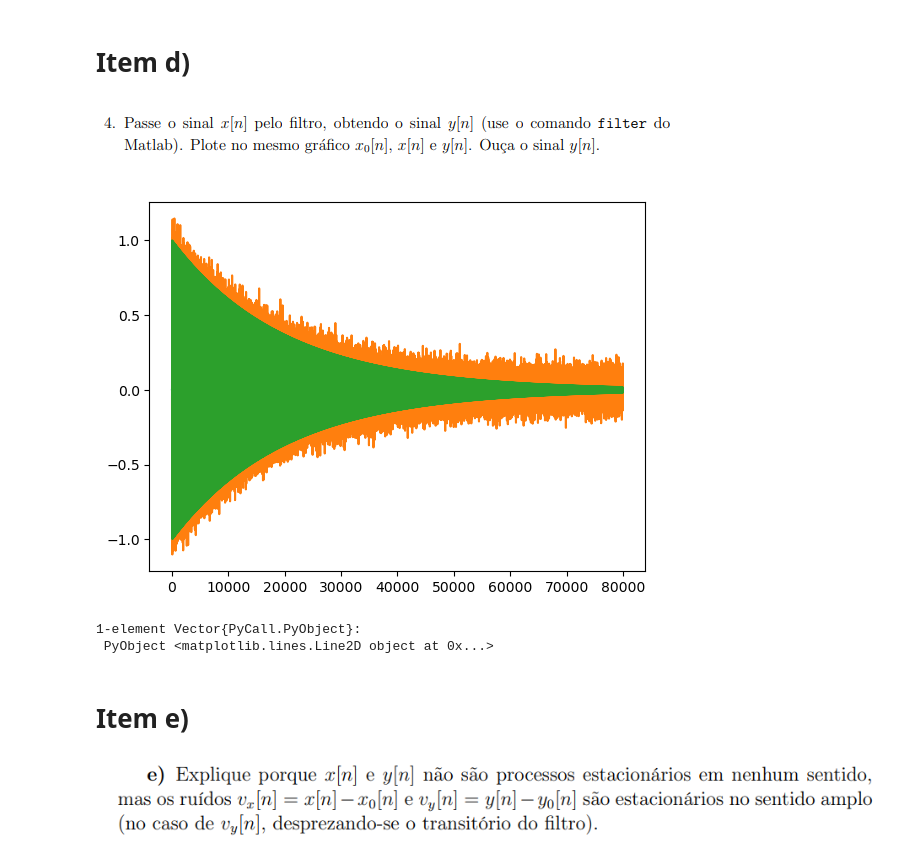
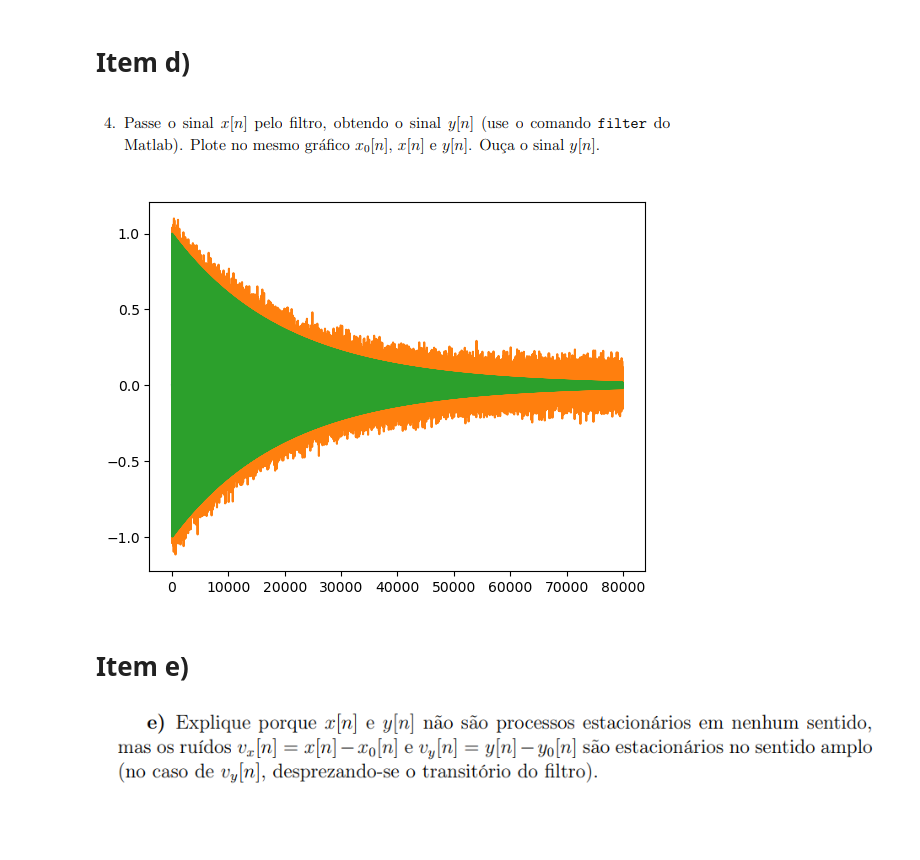
Before and after one commit to brunompasini/PSI3431-Processamento-Estatistico-de-Sinais, a Jupyter notebook: Experiencia_1_Julia.ipynb, the cells around one changed output. Cells and saved outputs as stored; diff of their text form; code cells hidden in the pictures; blank space fills up the shorter version.

```diff
--- a/Experiencia_1_Julia.ipynb
+++ b/Experiencia_1_Julia.ipynb
@@ -82,9 +87,8 @@ grid();
 # %%
 y = filt(h, x)
 plot(n, y)
 plot(n, x)
 plot(n, x0)
+wavplay(y, fa)
 # %% [output]
-[figure, old version]
+[figure, new version]
-1-element Vector{PyCall.PyObject}:
- PyObject <matplotlib.lines.Line2D object at 0x...>
```
Also changed, not shown: parts of 9 cells of this notebook.
